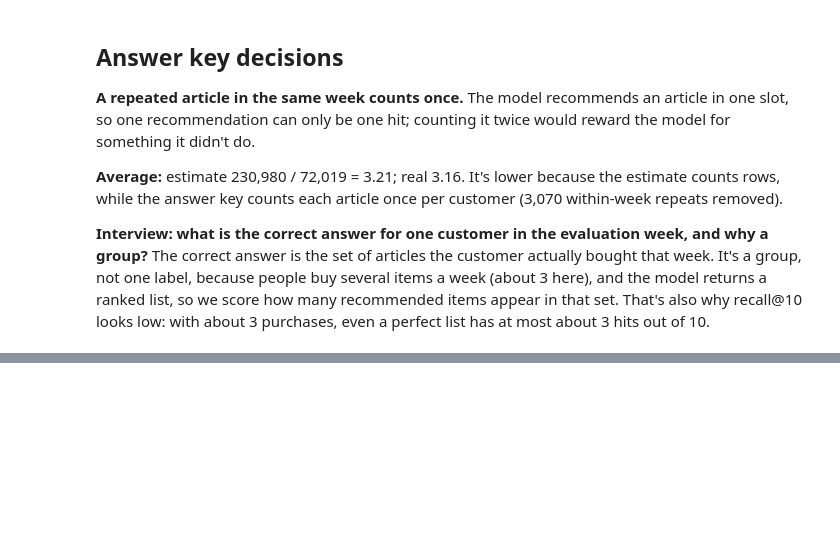
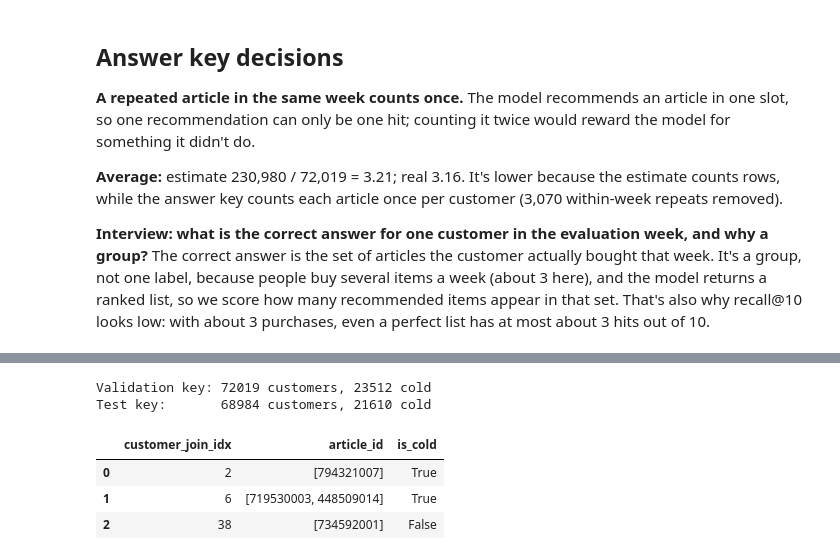
Before and after one commit to suvignan/Recommendation_System, a Jupyter notebook: notebooks/03_split.ipynb, the cells around one changed output, grey strips where cells are left out. Cells and saved outputs as stored; diff of their text form; code cells hidden in the pictures; blank space fills up the shorter version.

```diff
--- a/notebooks/03_split.ipynb
+++ b/notebooks/03_split.ipynb
@@ -285,0 +295,4 @@ The correct answer is the set of articles the customer actually bought that week
+# %%
+# 7c: the customers who bought something in the train weeks (each once)
+train_customers = train['customer_join_idx'].unique()
+print('Train customers:', len(train_customers))
@@ -285,0 +327,5 @@ The correct answer is the set of articles the customer actually bought that week
+# %%
+# 8c: Option B, cold compared with train + validation (weeks 0-10)
+# stack only the customer column of both tables, then keep each customer once
+train_val_customers = pd.concat([train['customer_join_idx'], val['customer_join_idx']]).unique()
+print('Known customers (train + val):', len(train_val_customers))
@@ -285,0 +431,29 @@ The correct answer is the set of articles the customer actually bought that week
+# %%
+# 11a: turn the validation answer key (a Series) into a table so we can add a column
+val_key = val_answers.reset_index()
+
+# 11b: cold = no purchases in train
+val_key['is_cold'] = ~val_key['customer_join_idx'].isin(train_customers)
+
+# 11c: must match Step 7
+assert val_key['is_cold'].sum() == 23_512, f'expected 23,512 cold validation customers, got {val_key["is_cold"].sum():,}'
+
+# 11d: test answer key, built the same way as Step 5
+test_key = test.groupby('customer_join_idx')['article_id'].unique().reset_index()
+
+# 11e: cold = no purchases in train + validation (Option B from Step 8)
+test_key['is_cold'] = ~test_key['customer_join_idx'].isin(train_val_customers)
+
+# 11f: must match Step 8 Option B
+assert test_key['is_cold'].sum() == 21_610, f'expected 21,610 cold test customers, got {test_key["is_cold"].sum():,}'
+
+print('Validation key:', len(val_key), 'customers,', val_key['is_cold'].sum(), 'cold')
+print('Test key:      ', len(test_key), 'customers,', test_key['is_cold'].sum(), 'cold')
+val_key.head(3)
+# %% [output]
+Validation key: 72019 customers, 23512 cold
+Test key:       68984 customers, 21610 cold
+|  | customer_join_idx | article_id | is_cold |
+| 0 | 2 | [794321007] | True |
+| 1 | 6 | [719530003, 448509014] | True |
+| 2 | 38 | [734592001] | False |
```
Also changed, not shown: parts of 31 cells of this notebook, 2 other files.
